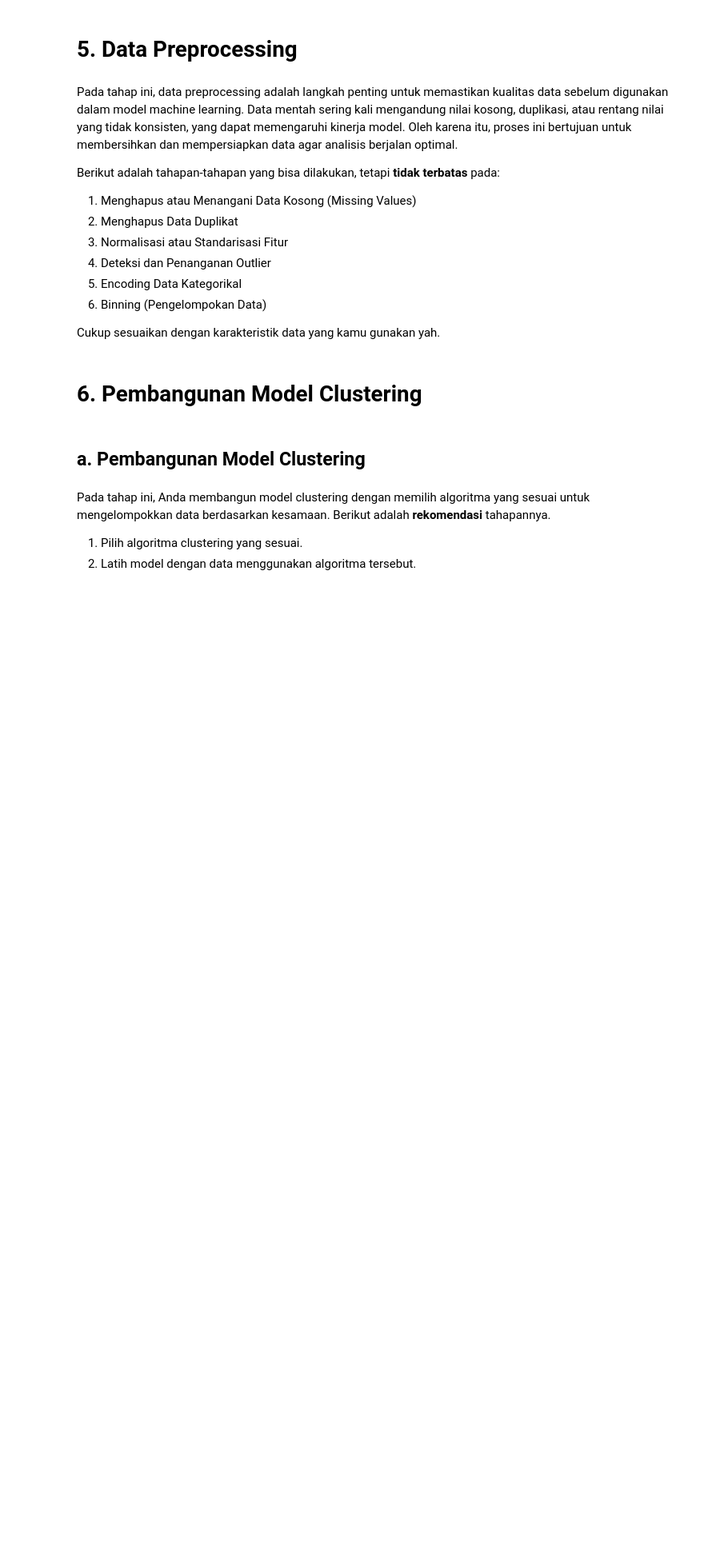
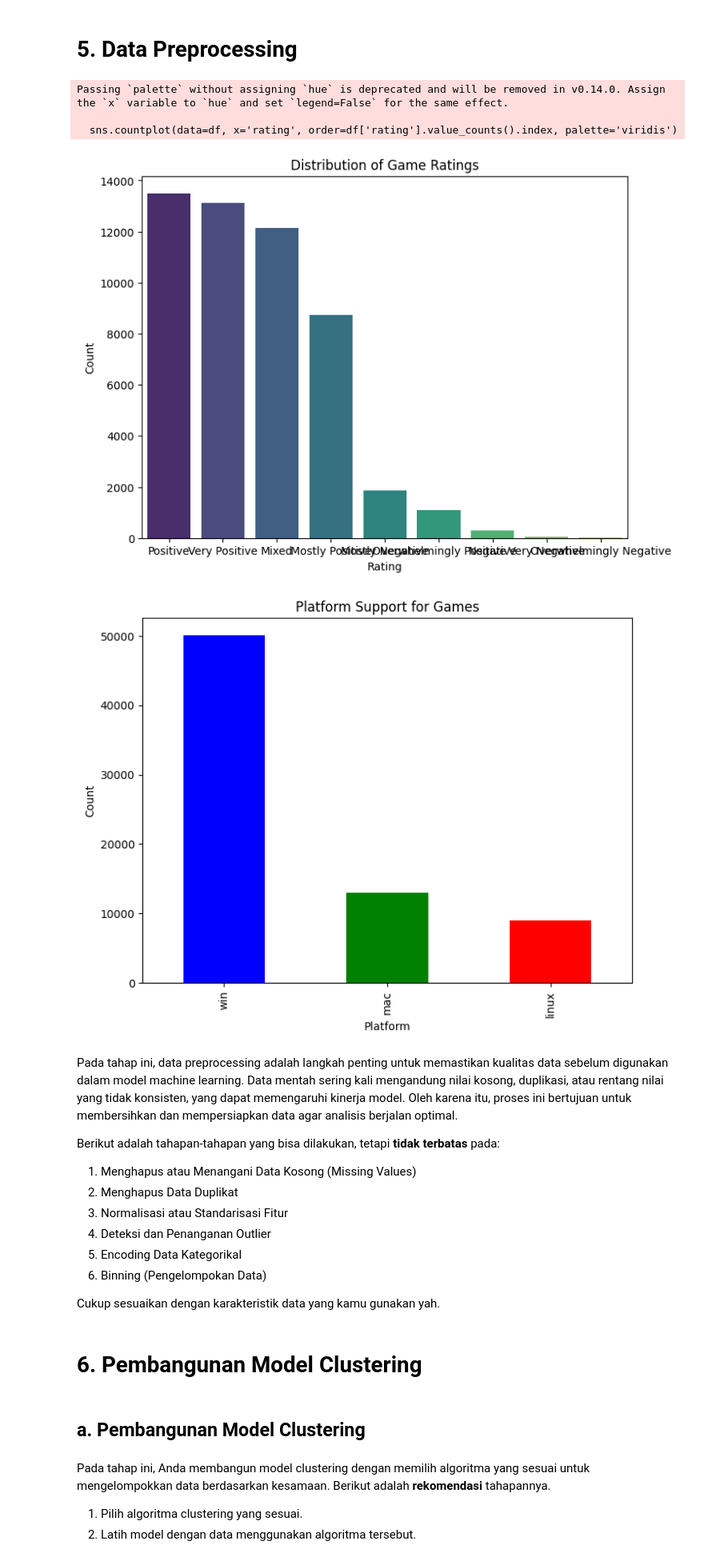
Before and after one commit to M4tchaa/submission-ml, a Jupyter notebook: Submission_Akhir_BMLP_Arliyandi.ipynb, the cells around one changed output. Shown: that part at 80% size. Saved outputs shown, nothing was run; the diff lists cells and outputs as text; code cells hidden in the pictures; blank space fills up the shorter version.

```diff
--- a/Submission_Akhir_BMLP_Arliyandi.ipynb
+++ b/Submission_Akhir_BMLP_Arliyandi.ipynb
@@ -57,5 +140,27 @@ Tujuan dari EDA adalah untuk memperoleh wawasan awal yang mendalam mengenai data
 # %% [markdown]
 # **5. Data Preprocessing**
+# %%
+# Distribusi kategori rating
+plt.figure(figsize=(8, 6))
+sns.countplot(data=df, x='rating', order=df['rating'].value_counts().index, palette='viridis')
+plt.title('Distribution of Game Ratings')
+plt.xlabel('Rating')
+plt.ylabel('Count')
+plt.show()
+
+# Platform
+platform_support = df[['win', 'mac', 'linux']].sum()
+platform_support.plot(kind='bar', figsize=(8, 6), color=['blue', 'green', 'red'])
+plt.title('Platform Support for Games')
+plt.xlabel('Platform')
+plt.ylabel('Count')
+plt.show()
+# %% [output]
+Passing `palette` without assigning `hue` is deprecated and will be removed in v0.14.0. Assign the `x` variable to `hue` and set `legend=False` for the same effect.
+
+  sns.countplot(data=df, x='rating', order=df['rating'].value_counts().index, palette='viridis')
+[figure, added]
+[figure, added]
 # %% [markdown]
 Pada tahap ini, data preprocessing adalah langkah penting untuk memastikan kualitas data sebelum digunakan dalam model machine learning. Data mentah sering kali mengandung nilai kosong, duplikasi, atau rentang nilai yang tidak konsisten, yang dapat memengaruhi kinerja model. Oleh karena itu, proses ini bertujuan untuk membersihkan dan mempersiapkan data agar analisis berjalan optimal.
 
```
Also changed, not shown: parts of 14 cells of this notebook, 1 other file.
